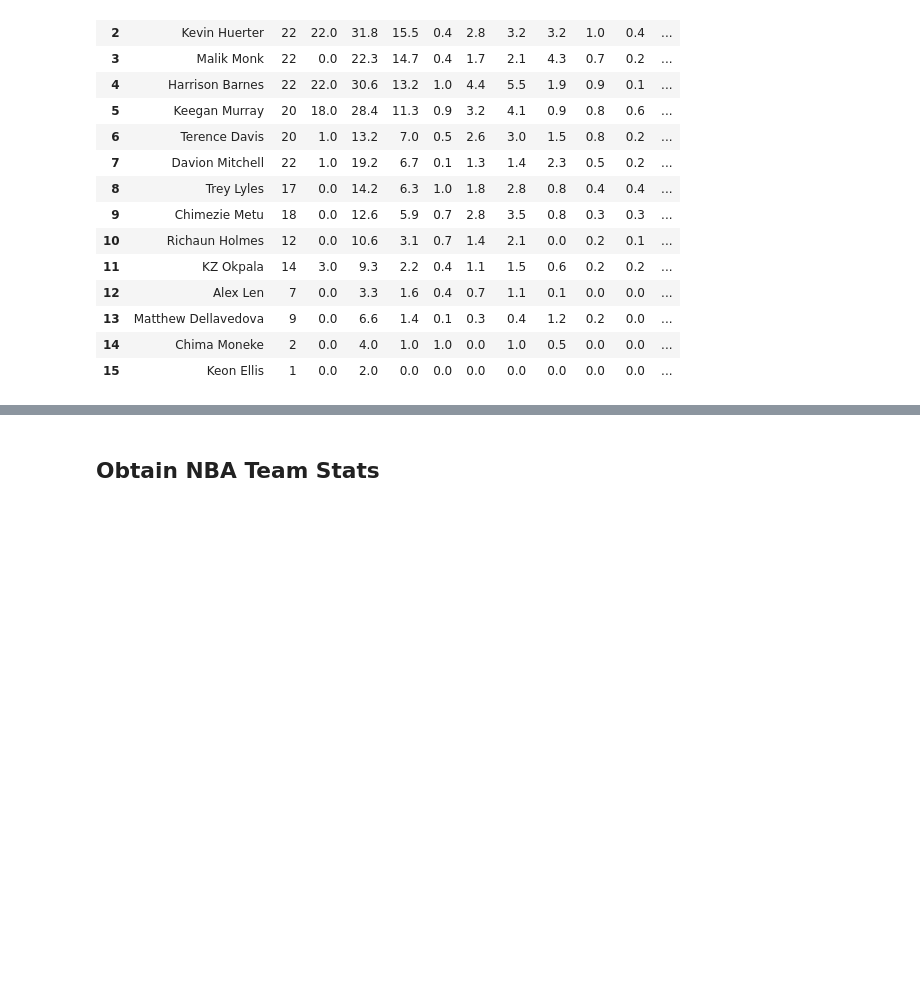
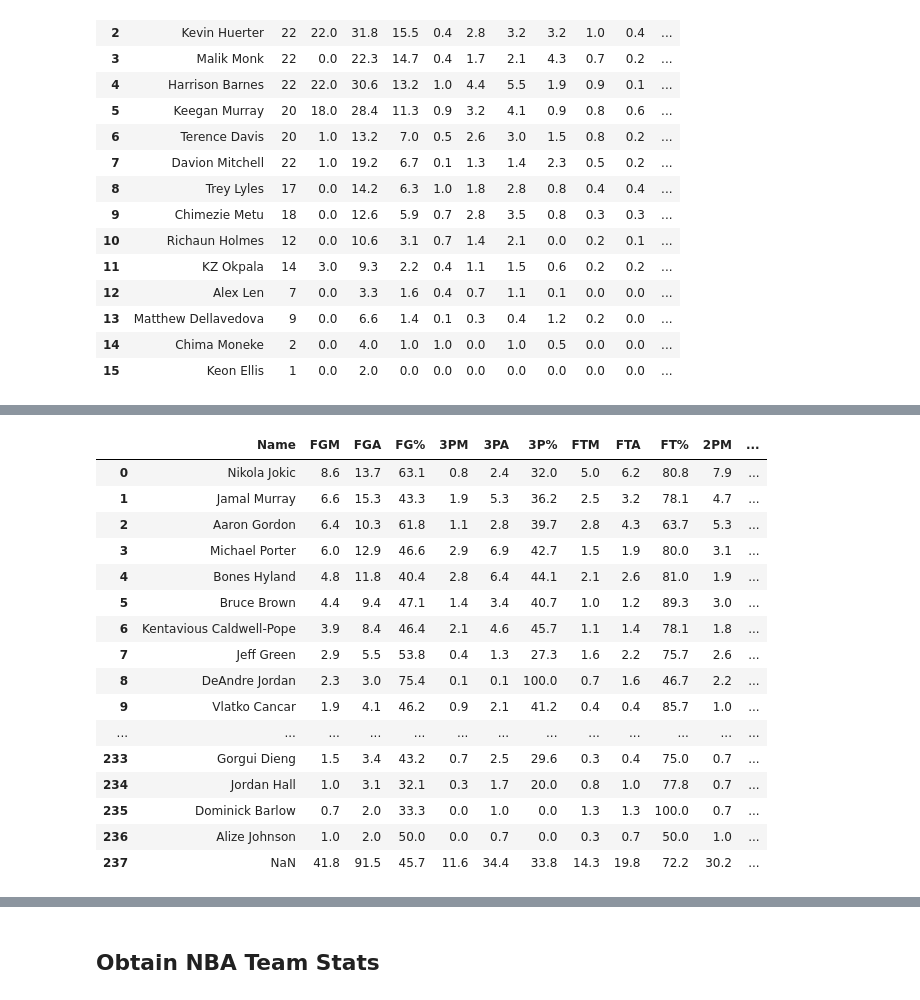
Before and after one commit to mattmori21/Kings-Project, a Jupyter notebook: Kings_final.ipynb, the cells around one changed output, grey strips where cells are left out. Saved outputs shown, nothing was run; the diff lists cells and outputs as text; code cells hidden in the pictures; blank space fills up the shorter version.

```diff
--- a/Kings_final.ipynb
+++ b/Kings_final.ipynb
@@ -218,0 +322,31 @@ kings_final_df
+# %%
+players_df_shoot = pd.DataFrame()
+for link in west_conference_stats_links["links"]:
+    url = "https://www.espn.com"+link
+    player_names = pd.read_html(url)[0]
+    player_shoot = pd.read_html(url)[3]
+    player_concat = pd.concat([player_names,player_shoot],axis = "columns")
+
+    players_df_shoot = pd.concat([players_df_shoot, player_concat], ignore_index = True)
+
+remove_positions(players_df_shoot)
+#Cleaned up dataframe with all player stats in western conference
+players_df_shoot
+# %% [output]
+|  | Name | FGM | FGA | FG% | 3PM | 3PA | 3P% | FTM | FTA | FT% | 2PM | ... |
+| 0 | Nikola Jokic | 8.6 | 13.7 | 63.1 | 0.8 | 2.4 | 32.0 | 5.0 | 6.2 | 80.8 | 7.9 | ... |
+| 1 | Jamal Murray | 6.6 | 15.3 | 43.3 | 1.9 | 5.3 | 36.2 | 2.5 | 3.2 | 78.1 | 4.7 | ... |
+| 2 | Aaron Gordon | 6.4 | 10.3 | 61.8 | 1.1 | 2.8 | 39.7 | 2.8 | 4.3 | 63.7 | 5.3 | ... |
+| 3 | Michael Porter | 6.0 | 12.9 | 46.6 | 2.9 | 6.9 | 42.7 | 1.5 | 1.9 | 80.0 | 3.1 | ... |
+| 4 | Bones Hyland | 4.8 | 11.8 | 40.4 | 2.8 | 6.4 | 44.1 | 2.1 | 2.6 | 81.0 | 1.9 | ... |
+| 5 | Bruce Brown | 4.4 | 9.4 | 47.1 | 1.4 | 3.4 | 40.7 | 1.0 | 1.2 | 89.3 | 3.0 | ... |
+| 6 | Kentavious Caldwell-Pope | 3.9 | 8.4 | 46.4 | 2.1 | 4.6 | 45.7 | 1.1 | 1.4 | 78.1 | 1.8 | ... |
+| 7 | Jeff Green | 2.9 | 5.5 | 53.8 | 0.4 | 1.3 | 27.3 | 1.6 | 2.2 | 75.7 | 2.6 | ... |
+| 8 | DeAndre Jordan | 2.3 | 3.0 | 75.4 | 0.1 | 0.1 | 100.0 | 0.7 | 1.6 | 46.7 | 2.2 | ... |
+| 9 | Vlatko Cancar | 1.9 | 4.1 | 46.2 | 0.9 | 2.1 | 41.2 | 0.4 | 0.4 | 85.7 | 1.0 | ... |
+| ... | ... | ... | ... | ... | ... | ... | ... | ... | ... | ... | ... | ... |
+| 233 | Gorgui Dieng | 1.5 | 3.4 | 43.2 | 0.7 | 2.5 | 29.6 | 0.3 | 0.4 | 75.0 | 0.7 | ... |
+| 234 | Jordan Hall | 1.0 | 3.1 | 32.1 | 0.3 | 1.7 | 20.0 | 0.8 | 1.0 | 77.8 | 0.7 | ... |
+| 235 | Dominick Barlow | 0.7 | 2.0 | 33.3 | 0.0 | 1.0 | 0.0 | 1.3 | 1.3 | 100.0 | 0.7 | ... |
+| 236 | Alize Johnson | 1.0 | 2.0 | 50.0 | 0.0 | 0.7 | 0.0 | 0.3 | 0.7 | 50.0 | 1.0 | ... |
+| 237 | NaN | 41.8 | 91.5 | 45.7 | 11.6 | 34.4 | 33.8 | 14.3 | 19.8 | 72.2 | 30.2 | ... |
```
Also changed, not shown: parts of 116 cells of this notebook.
